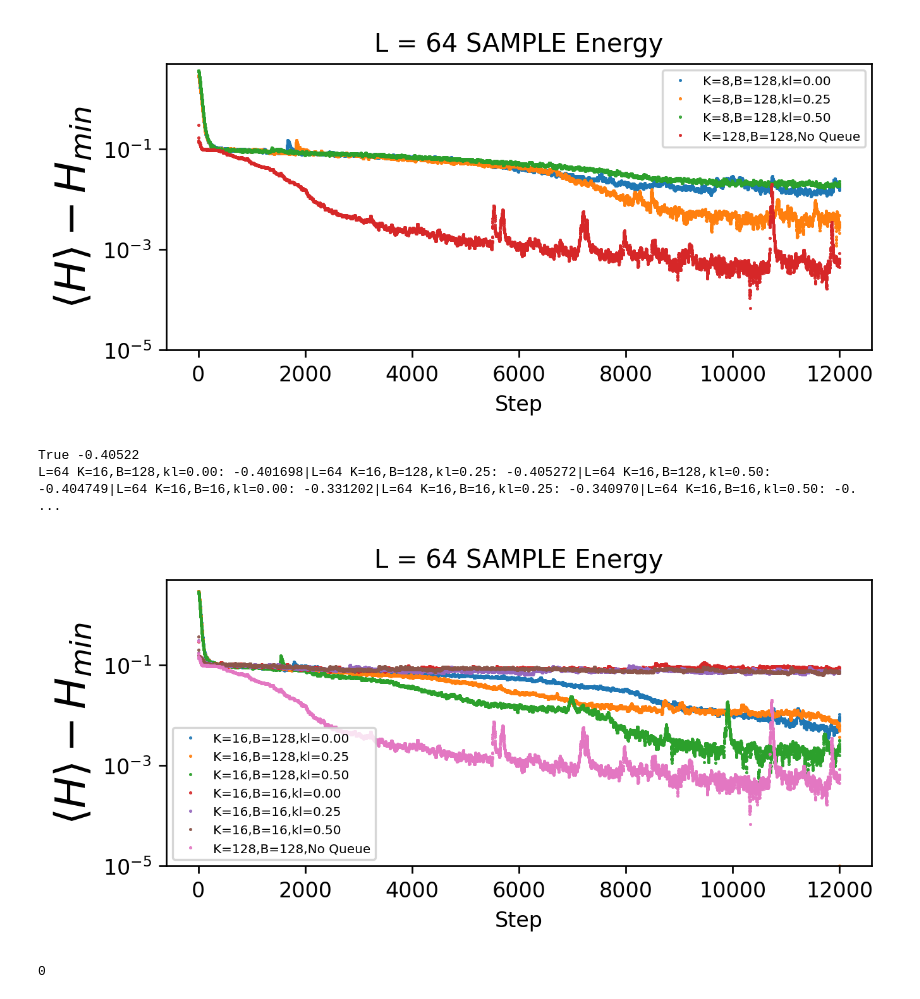
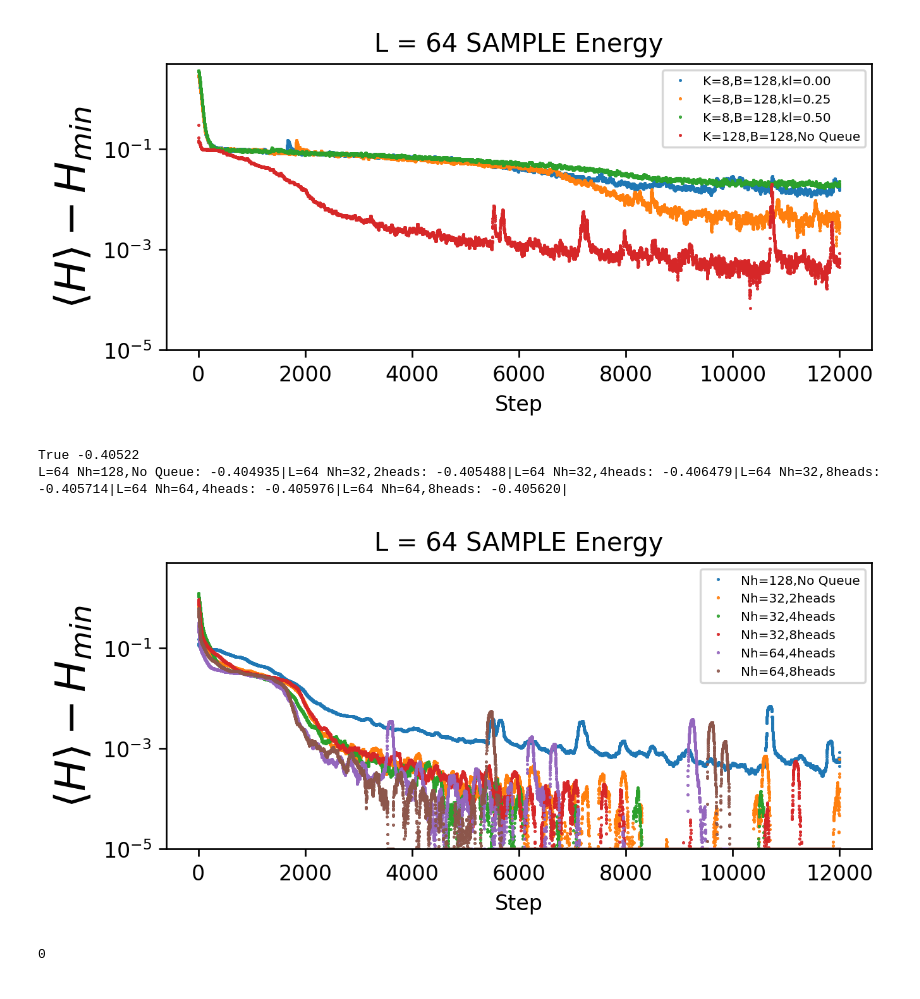
Before and after one commit to ksprague1/NN-QSR, a Jupyter notebook: Results.ipynb, the cells around one changed output. Drawn from its saved outputs; the diff is of its cells as text; code cells hidden in the pictures.

```diff
--- a/Results.ipynb
+++ b/Results.ipynb
@@ -90,7 +90,7 @@ def graphs(allpaths,useTimes=False, metric="Sample",label_idx=1,err=False,smooth
             if False:
                 plt.ylim(-5e-3,1e-2)
             elif err:
-                plt.ylim(-1e-2,3e-2)
+                plt.ylim(-8e-4,8e-4)
             else:
                 plt.yscale("log")
                 plt.ylim(1e-5,5)
@@ -210,16 +210,16 @@ True -0.40522
 L=64 K=8,B=128,kl=0.00: -0.393637|L=64 K=8,B=128,kl=0.25: -0.404019|L=64 K=8,B=128,kl=0.50: -0.388601|L=64 K=128,B=128,No Queue: -0.405151|
 [figure]
 # %%
-p = getpaths("TF\\Rydberg",["kl","K=16"],alldir=False)
-p2 = getpaths("TF\\Rydberg",["64","NoQ","B=128"],alldir=False)
+p = getpaths("TF\\Rydberg",["64","NoQ","B=128"],alldir=False)
+p2 = getpaths("PTF\\Rydberg",["64","NoQ","B=128","heads"],alldir=False)
 
 p[64]+=p2[64]
 
-graphs(p,label_idx=[3,2,-1],err=False,smoothing=20,useTimes=False,metric="SAMPLE")
+graphs(p,label_idx=[-2,-1],err=False,smoothing=100,useTimes=False,metric="SAMPLE")
 # %% [output]
 True -0.40522
-L=64 K=16,B=128,kl=0.00: -0.401698|L=64 K=16,B=128,kl=0.25: -0.405272|L=64 K=16,B=128,kl=0.50: -0.404749|L=64 K=16,B=16,kl=0.00: -0.331202|L=64 K=16,B=16,kl=0.25: -0.340970|L=64 K=16,B=16,kl=0.50: -0. ...
+L=64 Nh=128,No Queue: -0.404935|L=64 Nh=32,2heads: -0.405488|L=64 Nh=32,4heads: -0.406479|L=64 Nh=32,8heads: -0.405714|L=64 Nh=64,4heads: -0.405976|L=64 Nh=64,8heads: -0.405620|
-[figure, old version]
+[figure, new version]
 # %%
 
 os.system("git commit -a -m \"Added kl divergence term\"")
```
Also changed, not shown: 3 other files.
